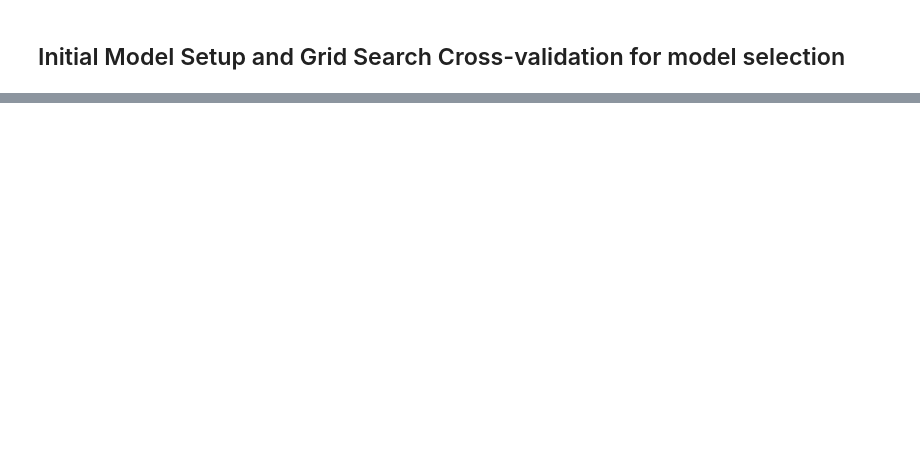
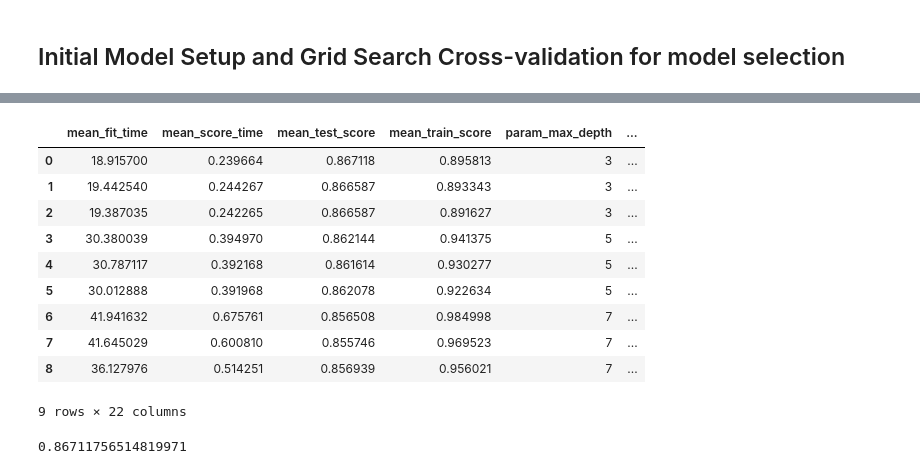
Before and after one commit to ShuhuaGao/MLAlgo, a Jupyter notebook: GBM/xgBoost/XGBoost_learning.ipynb, the cells around one changed output, grey strips where cells are left out. Cells and saved outputs as stored; diff of their text form; code cells hidden in the pictures; blank space fills up the shorter version.

```diff
--- a/GBM/xgBoost/XGBoost_learning.ipynb
+++ b/GBM/xgBoost/XGBoost_learning.ipynb
@@ -74,3 +74,7 @@ test_set.head()
 | 2 | 28 | Local-gov | 336951 | Assoc-acdm | 12 | Married-civ-spouse | Protective-serv | Husband | ... |
 | 3 | 44 | Private | 160323 | Some-college | 10 | Married-civ-spouse | Machine-op-inspct | Husband | ... |
 | 5 | 34 | Private | 198693 | 10th | 6 | Never-married | Other-service | Not-in-family | ... |
+# %%
+# note that the wage_class in the test set has an additional dot after its value
+test_set['wage_class'] = test_set['wage_class'].replace({' <=50K.': ' <=50K', ' >50K.': ' >50K'})
+test_set['wage_class'].unique()
@@ -170,0 +199,18 @@ SyntaxError: invalid syntax (<ipython-input-20-56f101888b3a>, line 1)
+# %%
+pd.DataFrame(gs.cv_results_)
+# %% [output]
+|  | mean_fit_time | mean_score_time | mean_test_score | mean_train_score | param_max_depth | ... |
+| 0 | 18.915700 | 0.239664 | 0.867118 | 0.895813 | 3 | ... |
+| 1 | 19.442540 | 0.244267 | 0.866587 | 0.893343 | 3 | ... |
+| 2 | 19.387035 | 0.242265 | 0.866587 | 0.891627 | 3 | ... |
+| 3 | 30.380039 | 0.394970 | 0.862144 | 0.941375 | 5 | ... |
+| 4 | 30.787117 | 0.392168 | 0.861614 | 0.930277 | 5 | ... |
+| 5 | 30.012888 | 0.391968 | 0.862078 | 0.922634 | 5 | ... |
+| 6 | 41.941632 | 0.675761 | 0.856508 | 0.984998 | 7 | ... |
+| 7 | 41.645029 | 0.600810 | 0.855746 | 0.969523 | 7 | ... |
+| 8 | 36.127976 | 0.514251 | 0.856939 | 0.956021 | 7 | ... |
+9 rows × 22 columns
+# %%
+gs.best_score_
+# %% [output]
+0.86711756514819971
```
Also changed, not shown: parts of 22 cells of this notebook, 8 other files.
